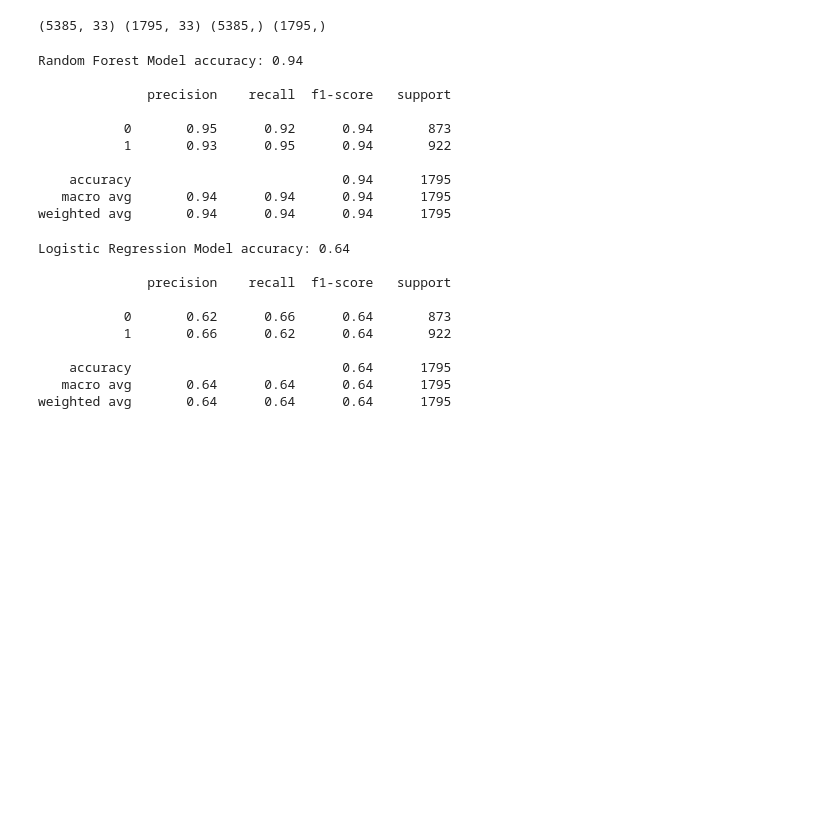
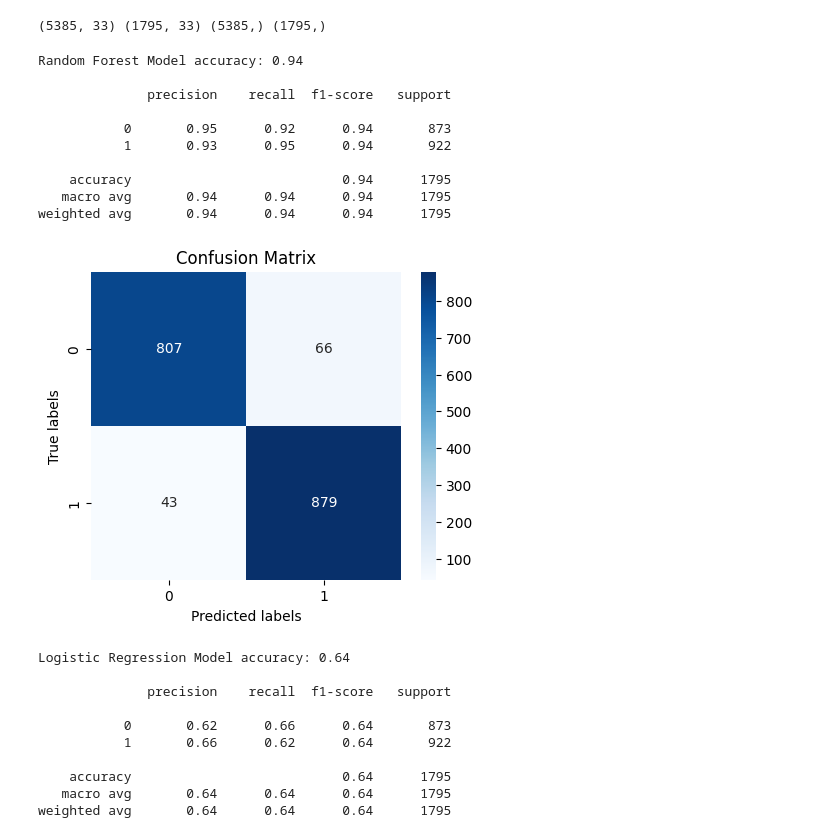
Before and after one commit to swornimashakya/summer-project, a Jupyter notebook: project/notebooks/comparison.ipynb, the cells around one changed output. Saved outputs shown, nothing was run; the diff lists cells and outputs as text; code cells hidden in the pictures; blank space fills up the shorter version.

```diff
--- a/project/notebooks/comparison.ipynb
+++ b/project/notebooks/comparison.ipynb
@@ -87,37 +87,39 @@ with open('D:\\BIM\\Summer Project\\project\\models\\encoders.pkl', 'wb') as f:
 # %%
 # Train a Random Forest model
 model = RandomForestClassifier(n_estimators=100, random_state=42) # Instance of the model
 model.fit(X_train, y_train) # Train the model
 
 # Make predictions on the test set
 predictions = model.predict(X_test)
 
 # Evaluate the model's performance
 accuracy = accuracy_score(y_test, predictions)
 print(f'\nRandom Forest Model accuracy: {accuracy:.2f}\n')
 
 from sklearn.metrics import classification_report
 print(classification_report(y_test, predictions))
 
-# # Plot the confusion matrix
-# cm = confusion_matrix(y_test, predictions)
-# plt.figure(figsize=(5, 4))
-# sns.heatmap(cm, annot=True, fmt='g', cmap='Blues')
-# plt.xlabel('Predicted labels')
-# plt.ylabel('True labels')
-# plt.title('Confusion Matrix')
-# plt.show()
+# Plot the confusion matrix
+cm = confusion_matrix(y_test, predictions)
+plt.figure(figsize=(5, 4))
+sns.heatmap(cm, annot=True, fmt='g', cmap='Blues')
+plt.xlabel('Predicted labels')
+plt.ylabel('True labels')
+plt.title('Confusion Matrix')
+plt.savefig('D:\\BIM\\Summer Project\\project\\models\\confusion_matrix.png')
+plt.show()
 # %% [output]
 Random Forest Model accuracy: 0.94
 
               precision    recall  f1-score   support
 
            0       0.95      0.92      0.94       873
            1       0.93      0.95      0.94       922
 
     accuracy                           0.94      1795
    macro avg       0.94      0.94      0.94      1795
 weighted avg       0.94      0.94      0.94      1795
+[figure, added]
 # %%
 # Train a Logistic Regression model
 logistic_model = LogisticRegression(max_iter=1000, random_state=42)
```
Also changed, not shown: 18 other files.
